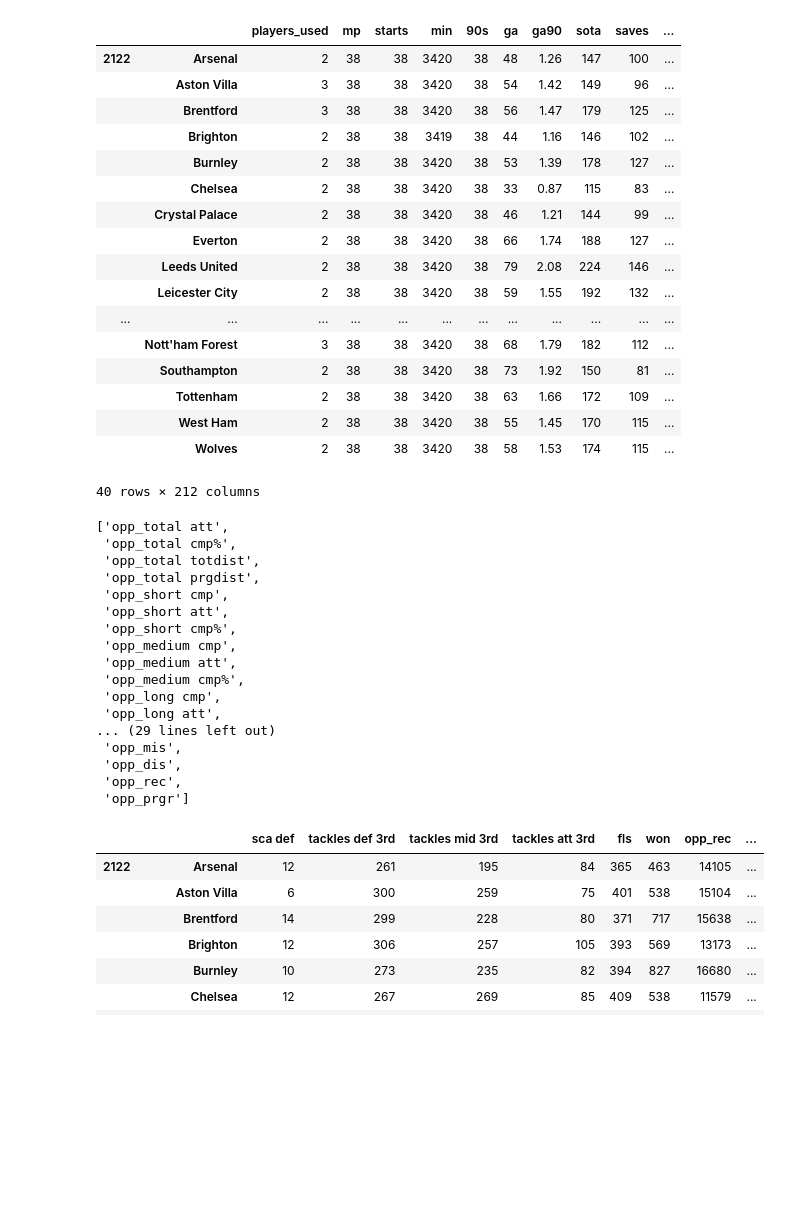
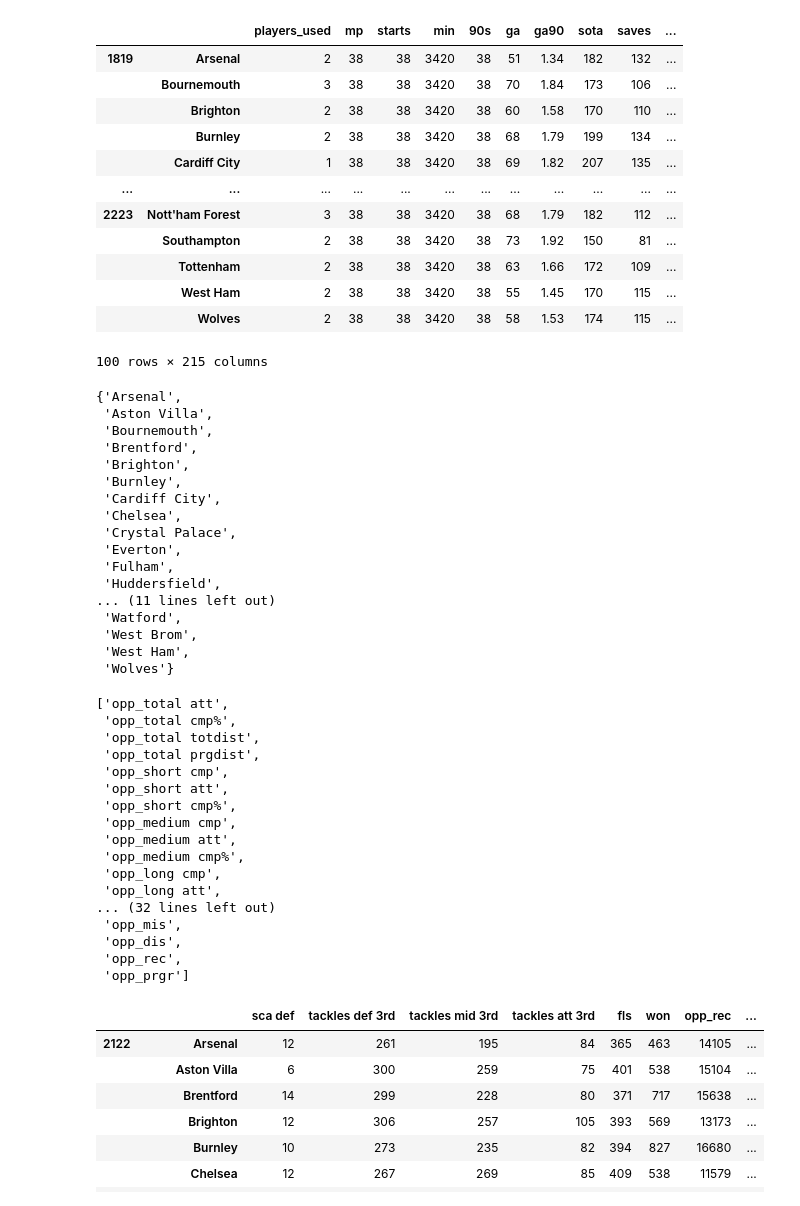
Before and after one commit to krawczyk071/predictor, a Jupyter notebook: play_styles/three.ipynb, the cells around one changed output. Drawn from its saved outputs; the diff is of its cells as text; code cells hidden in the pictures; blank space fills up the shorter version.

```diff
--- a/play_styles/three.ipynb
+++ b/play_styles/three.ipynb
@@ -1,28 +1,44 @@
 # %%
 import pandas as pd
-teams = pd.read_csv("teams5s.csv", index_col=[0,1])
+teams = pd.read_csv("teams5sb.csv", index_col=[0,1])
 
 teams.columns=[x.lower() for x in teams.columns]
 teams
 # %% [output]
 |  |  | players_used | mp | starts | min | 90s | ga | ga90 | sota | saves | ... |
-| 2122 | Arsenal | 2 | 38 | 38 | 3420 | 38 | 48 | 1.26 | 147 | 100 | ... |
-|  | Aston Villa | 3 | 38 | 38 | 3420 | 38 | 54 | 1.42 | 149 | 96 | ... |
-|  | Brentford | 3 | 38 | 38 | 3420 | 38 | 56 | 1.47 | 179 | 125 | ... |
-|  | Brighton | 2 | 38 | 38 | 3419 | 38 | 44 | 1.16 | 146 | 102 | ... |
-|  | Burnley | 2 | 38 | 38 | 3420 | 38 | 53 | 1.39 | 178 | 127 | ... |
-|  | Chelsea | 2 | 38 | 38 | 3420 | 38 | 33 | 0.87 | 115 | 83 | ... |
-|  | Crystal Palace | 2 | 38 | 38 | 3420 | 38 | 46 | 1.21 | 144 | 99 | ... |
-|  | Everton | 2 | 38 | 38 | 3420 | 38 | 66 | 1.74 | 188 | 127 | ... |
-|  | Leeds United | 2 | 38 | 38 | 3420 | 38 | 79 | 2.08 | 224 | 146 | ... |
-|  | Leicester City | 2 | 38 | 38 | 3420 | 38 | 59 | 1.55 | 192 | 132 | ... |
+| 1819 | Arsenal | 2 | 38 | 38 | 3420 | 38 | 51 | 1.34 | 182 | 132 | ... |
+|  | Bournemouth | 3 | 38 | 38 | 3420 | 38 | 70 | 1.84 | 173 | 106 | ... |
+|  | Brighton | 2 | 38 | 38 | 3420 | 38 | 60 | 1.58 | 170 | 110 | ... |
+|  | Burnley | 2 | 38 | 38 | 3420 | 38 | 68 | 1.79 | 199 | 134 | ... |
+|  | Cardiff City | 1 | 38 | 38 | 3420 | 38 | 69 | 1.82 | 207 | 135 | ... |
 | ... | ... | ... | ... | ... | ... | ... | ... | ... | ... | ... | ... |
-|  | Nott'ham Forest | 3 | 38 | 38 | 3420 | 38 | 68 | 1.79 | 182 | 112 | ... |
+| 2223 | Nott'ham Forest | 3 | 38 | 38 | 3420 | 38 | 68 | 1.79 | 182 | 112 | ... |
 |  | Southampton | 2 | 38 | 38 | 3420 | 38 | 73 | 1.92 | 150 | 81 | ... |
 |  | Tottenham | 2 | 38 | 38 | 3420 | 38 | 63 | 1.66 | 172 | 109 | ... |
 |  | West Ham | 2 | 38 | 38 | 3420 | 38 | 55 | 1.45 | 170 | 115 | ... |
 |  | Wolves | 2 | 38 | 38 | 3420 | 38 | 58 | 1.53 | 174 | 115 | ... |
-40 rows × 212 columns
+100 rows × 215 columns
+# %%
+s1=set(teams.index.get_level_values(-1))
+s1
+# %% [output]
+{'Arsenal',
+ 'Aston Villa',
+ 'Bournemouth',
+ 'Brentford',
+ 'Brighton',
+ 'Burnley',
+ 'Cardiff City',
+ 'Chelsea',
+ 'Crystal Palace',
+ 'Everton',
+ 'Fulham',
+ 'Huddersfield',
+... (11 lines left out)
+ 'Watford',
+ 'West Brom',
+ 'West Ham',
+ 'Wolves'}
 # %%
 [x for x in teams.columns if x[:2]=='op'][20:]
 # %% [output]
@@ -38,7 +54,7 @@ teams
  'opp_medium cmp%',
  'opp_long cmp',
  'opp_long att',
-... (29 lines left out)
+... (32 lines left out)
  'opp_mis',
  'opp_dis',
  'opp_rec',
```
Also changed, not shown: 2 other files.
